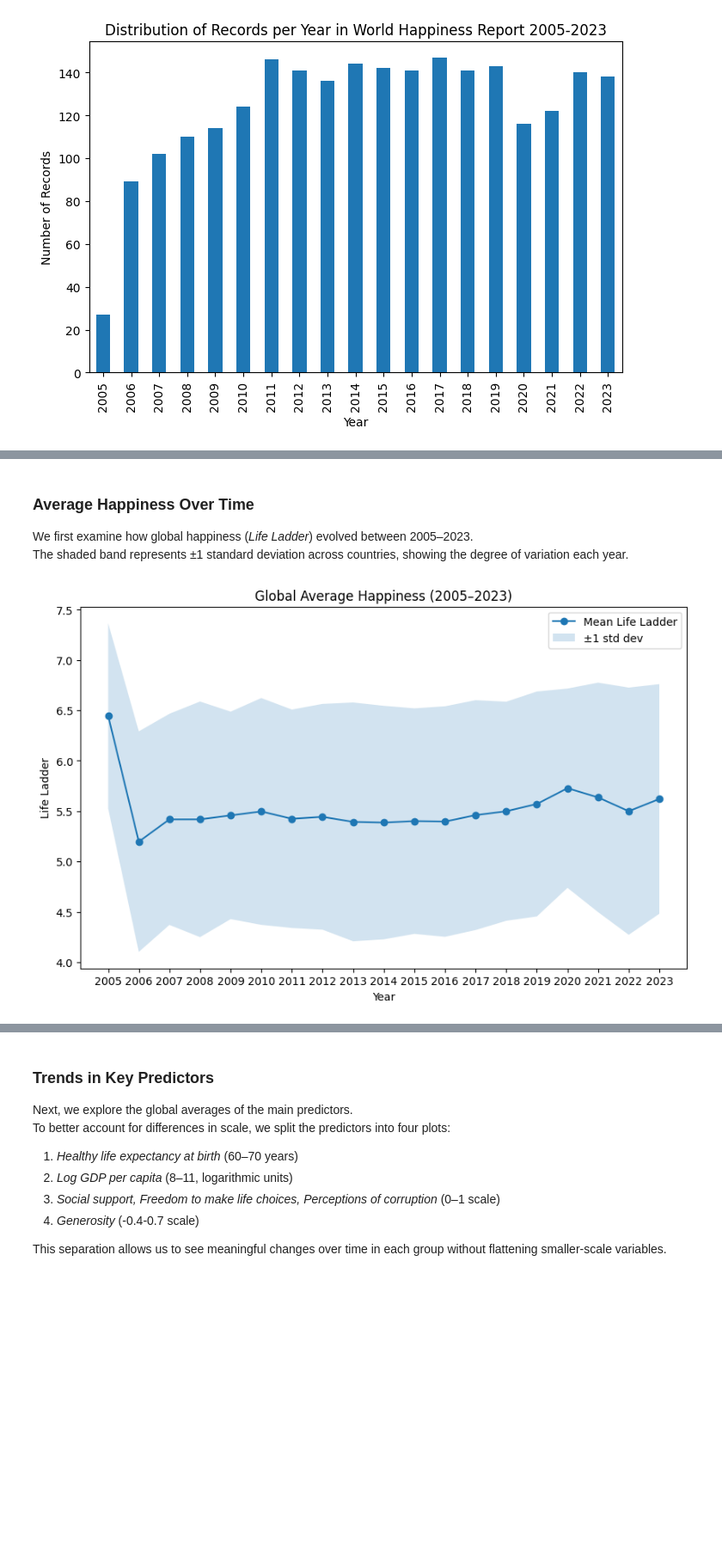
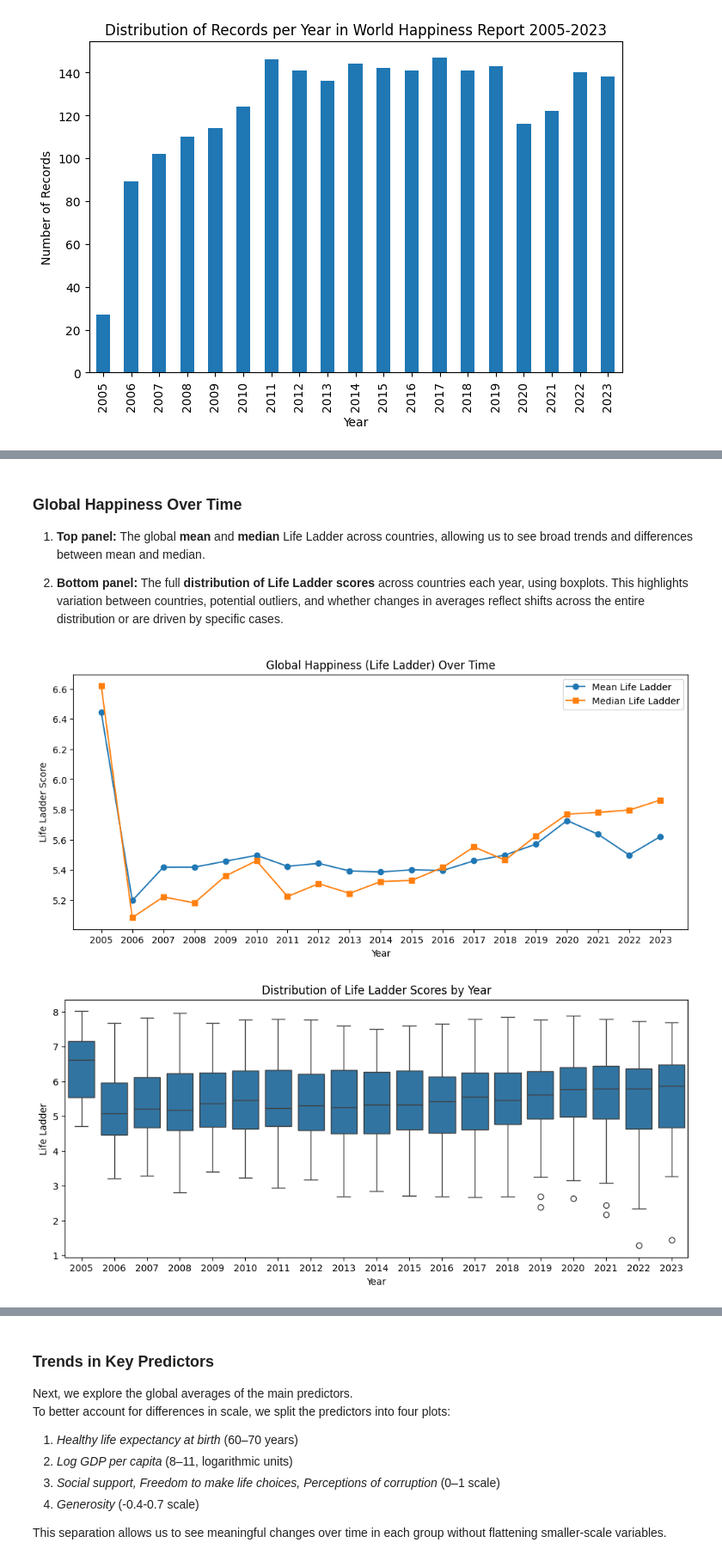
Before and after one commit to CNSM97/portfolio_project, a Jupyter notebook: notebooks/01_exploration.ipynb, the cells around one changed output, grey strips where cells are left out. Shown at 86% size. Cells and saved outputs as stored; diff of their text form; code cells hidden in the pictures; blank space fills up the shorter version.

```diff
--- a/notebooks/01_exploration.ipynb
+++ b/notebooks/01_exploration.ipynb
@@ -318,26 +343,31 @@ plt.show()
 # %% [markdown]
-### Average Happiness Over Time
-We first examine how global happiness (*Life Ladder*) evolved between 2005–2023.
-The shaded band represents ±1 standard deviation across countries, showing the degree of variation each year.
+### Global Happiness Over Time
+
+1. **Top panel:** The global **mean** and **median** Life Ladder across countries, allowing us to see broad trends and differences between mean and median.
+
+2. **Bottom panel:** The full **distribution of Life Ladder scores** across countries each year, using boxplots. This highlights variation between countries, potential outliers, and whether changes in averages reflect shifts across the entire distribution or are driven by specific cases.
-# %%
-# Average Life Ladder by year
-avg_life_ladder = df_all_years.groupby("year")["Life Ladder"].agg(["mean", "std"]).reset_index()
-avg_life_ladder["year"] = avg_life_ladder["year"].astype(int)
-
-plt.figure(figsize=(10, 6))
-plt.plot(avg_life_ladder["year"], avg_life_ladder["mean"], marker="o", label="Mean Life Ladder")
-plt.fill_between(
-    avg_life_ladder["year"],
-    avg_life_ladder["mean"] - avg_life_ladder["std"],
-    avg_life_ladder["mean"] + avg_life_ladder["std"],
-    alpha=0.2,
-    label="±1 std dev"
-)
-plt.xticks(avg_life_ladder["year"])
-plt.title("Global Average Happiness (2005–2023)")
-plt.xlabel("Year")
-plt.ylabel("Life Ladder")
-plt.legend()
-plt.show()
-# %% [output]
-[figure, removed]
+# %%
+# Mean and median Life Ladder over time
+mean_life = df_all_years.groupby('year')['Life Ladder'].mean()
+median_life = df_all_years.groupby('year')['Life Ladder'].median()
+
+plt.figure(figsize=(12,5))
+plt.plot(mean_life.index, mean_life.values, marker='o', label='Mean Life Ladder')
+plt.plot(median_life.index, median_life.values, marker='s', label='Median Life Ladder')
+plt.title('Global Happiness (Life Ladder) Over Time')
+plt.xlabel('Year')
+plt.ylabel('Life Ladder Score')
+plt.xticks(mean_life.index.astype(int))  # ensure integer years on x-axis
+plt.legend()
+plt.show()
+
+# Boxplot of Life Ladder scores per year
+plt.figure(figsize=(12,5))
+sns.boxplot(x='year', y='Life Ladder', data=df_all_years)
+plt.title('Distribution of Life Ladder Scores by Year')
+plt.xlabel('Year')
+plt.ylabel('Life Ladder')
+plt.show()
+# %% [output]
+[figure, added]
+[figure, added]
```
Also changed, not shown: parts of 24 cells of this notebook.
